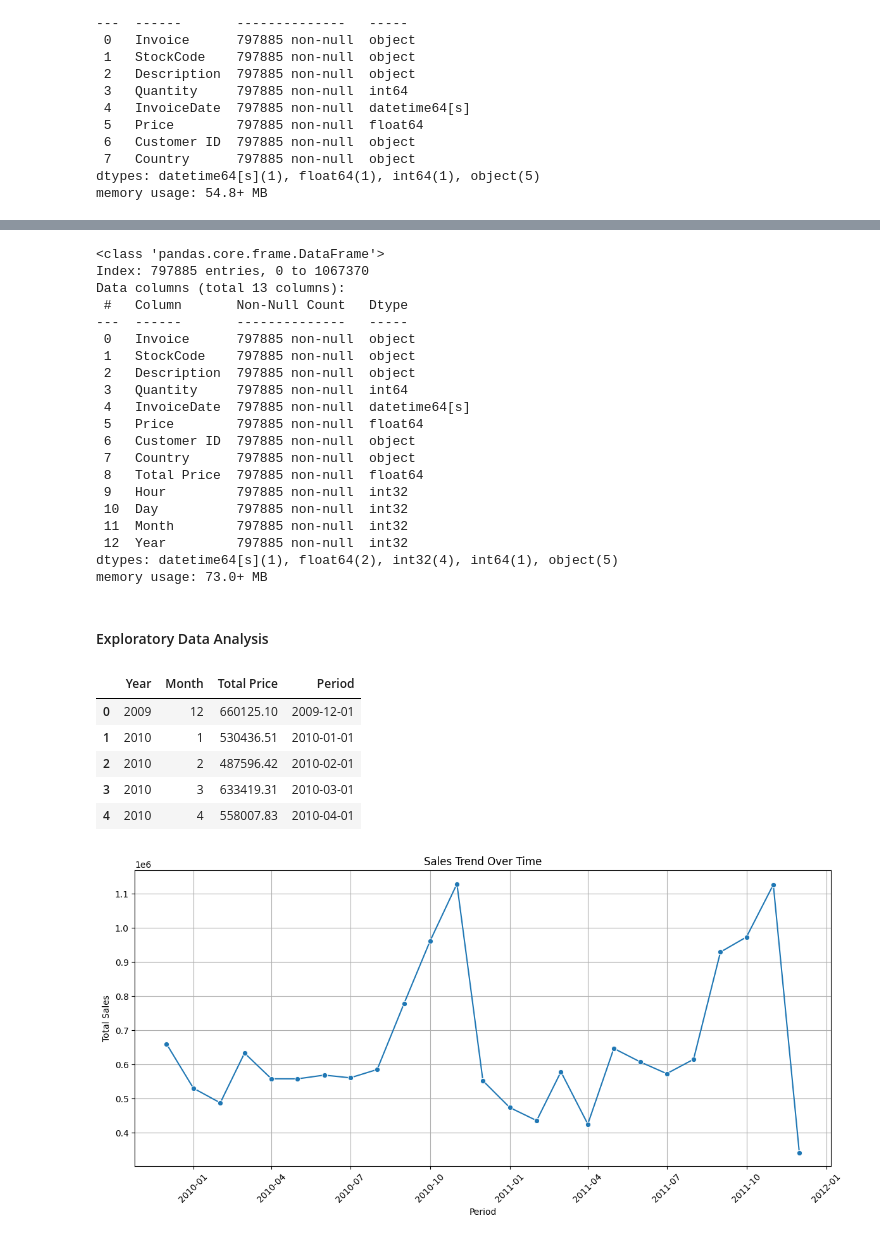
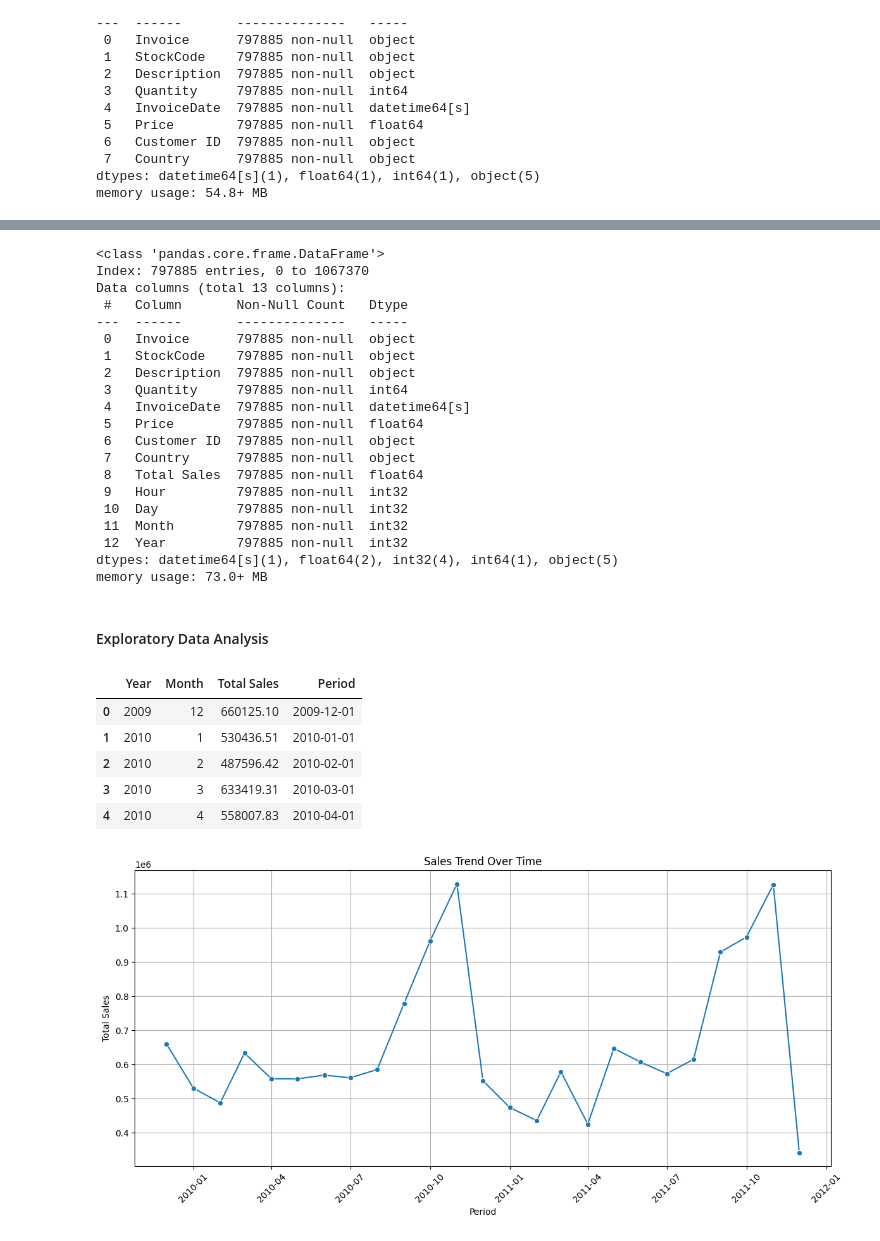
Before and after one commit to daff00/trendify-customer-segmentation, a Jupyter notebook: notebook.ipynb, the cells around one changed output, grey strips where cells are left out. Saved outputs shown, nothing was run; the diff lists cells and outputs as text; code cells hidden in the pictures.

```diff
--- a/notebook.ipynb
+++ b/notebook.ipynb
@@ -114,6 +114,6 @@ dtypes: datetime64[s](1), float64(1), int64(1), object(5)
 memory usage: 54.8+ MB
 # %%
 # Create new column to count the total price
-sales['Total Price'] = np.round((sales['Price'] * sales['Quantity']), 2)
+sales['Total Sales'] = np.round((sales['Price'] * sales['Quantity']), 2)
 sales.head()
 # %% [output]
@@ -161,7 +161,7 @@ Data columns (total 13 columns):
  5   Price        797885 non-null  float64
  6   Customer ID  797885 non-null  object
  7   Country      797885 non-null  object
- 8   Total Price  797885 non-null  float64
+ 8   Total Sales  797885 non-null  float64
  9   Hour         797885 non-null  int32
  10  Day          797885 non-null  int32
  11  Month        797885 non-null  int32
@@ -172,14 +172,14 @@ memory usage: 73.0+ MB
 #### Exploratory Data Analysis
 # %%
 # Sales trend
-sales_trend = sales.groupby(['Year', 'Month'])['Total Price'].sum().reset_index()
+sales_trend = sales.groupby(['Year', 'Month'])['Total Sales'].sum().reset_index()
 
 # Combine Year and Month into a single datetime column
 sales_trend['Period'] = pd.to_datetime(sales_trend[['Year', 'Month']].assign(DAY=1))
 
 sales_trend.head()
 # %% [output]
-|  | Year | Month | Total Price | Period |
+|  | Year | Month | Total Sales | Period |
 | 0 | 2009 | 12 | 660125.10 | 2009-12-01 |
 | 1 | 2010 | 1 | 530436.51 | 2010-01-01 |
 | 2 | 2010 | 2 | 487596.42 | 2010-02-01 |
```
Also changed, not shown: parts of 8 cells of this notebook.
